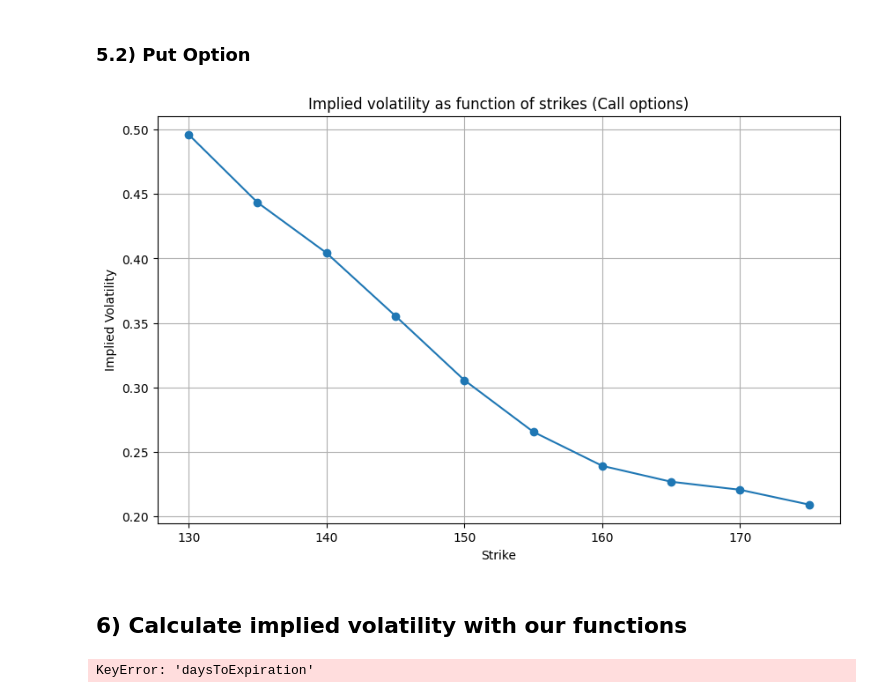
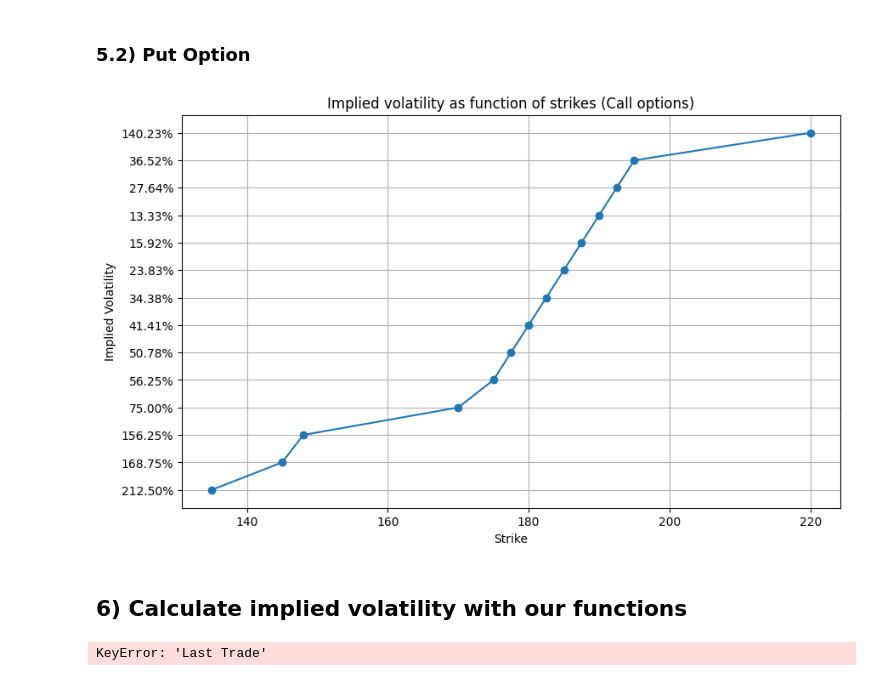
Before and after one commit to sylv0303/Git, a Jupyter notebook: Pricing.ipynb, the cells around one changed output. Drawn from its saved outputs; the diff is of its cells as text; code cells hidden in the pictures.

```diff
--- a/Pricing.ipynb
+++ b/Pricing.ipynb
@@ -175,0 +276,6 @@ options_data = ticker.option_chain('2024-02-23')
+# %%
+ticker = 'AAPL'
+
+# Get expiration dates
+expirationDates = op.get_expiration_dates(ticker)
+expirationDates
@@ -175,0 +303,8 @@ options_data = ticker.option_chain('2024-02-23')
+# %%
+# Call and Put option data
+callData = op.get_calls(ticker, date = expirationDates[0])
+putData = op.get_puts(ticker, date = expirationDates[0])
+
+# Chain data
+chainData = op.get_options_chain(ticker, date = expirationDates[0])
+callData
@@ -252,0 +345,14 @@ print(put_filter)
+# %%
+# Remplacer les valeurs "-" par NaN
+putData = putData.replace("-", float('nan'), regex=True)
+
+# Convertir les données en nombre
+putData['Strike'] = pd.to_numeric(putData['Strike'], errors='coerce')
+putData['Last Price'] = pd.to_numeric(putData['Last Price'], errors='coerce')
+
+
+putData["Volume"] = pd.to_numeric(putData["Volume"])
+put_filter = putData[
+    (putData["Volume"] >= treshold_volume)
+]
+put_filter.head(5)
@@ -275,27 +517,27 @@ Conversely, when the strike price falls for a call, implied volatility tends to
 # %% [markdown]
 ### 5.2) Put Option
 # %%
-strike_put = put_filter["strike"]
-implied_volatility_put = put_filter["impliedVolatility"]
+strike_put = put_filter["Strike"]
+implied_volatility_put = put_filter["Implied Volatility"]
 
 plt.figure(figsize=(10,6))
 plt.plot(strike_put, implied_volatility_put, marker='o', linestyle='-')
 plt.title("Implied volatility as function of strikes (Call options)")
 plt.xlabel("Strike")
 plt.ylabel("Implied Volatility")
 plt.grid(True)
 plt.show()
 # %% [output]
-[figure, old version]
+[figure, new version]
 # %% [markdown]
 ## 6) Calculate implied volatility with our functions
 # %%
 S = 100
-T = df_call['daysToExpiration'] / 365  # Assurez-vous que vous avez la durée en années
-r = df_call['riskFreeRate'] / 100  # Assurez-vous que vous avez le taux sans risque en pourcentage
-target_price = df_call['lastPrice']  # Remplacez 'lastPrice' par le nom de la colonne contenant le prix de l'option observé sur le marché
+T = callData['Last Trade']  # Assurez-vous que vous avez la durée en années
+r = 0.05
+target_price = callData['lastPrice']  # Remplacez 'lastPrice' par le nom de la colonne contenant le prix de l'option observé sur le marché
 tol = 10**-8
 
 ImpliedVolCall(target_price, S, K, r, T, tol)
 # %% [output]
-KeyError: 'daysToExpiration'
+KeyError: 'Last Trade'
```
Also changed, not shown: parts of 24 cells of this notebook.
